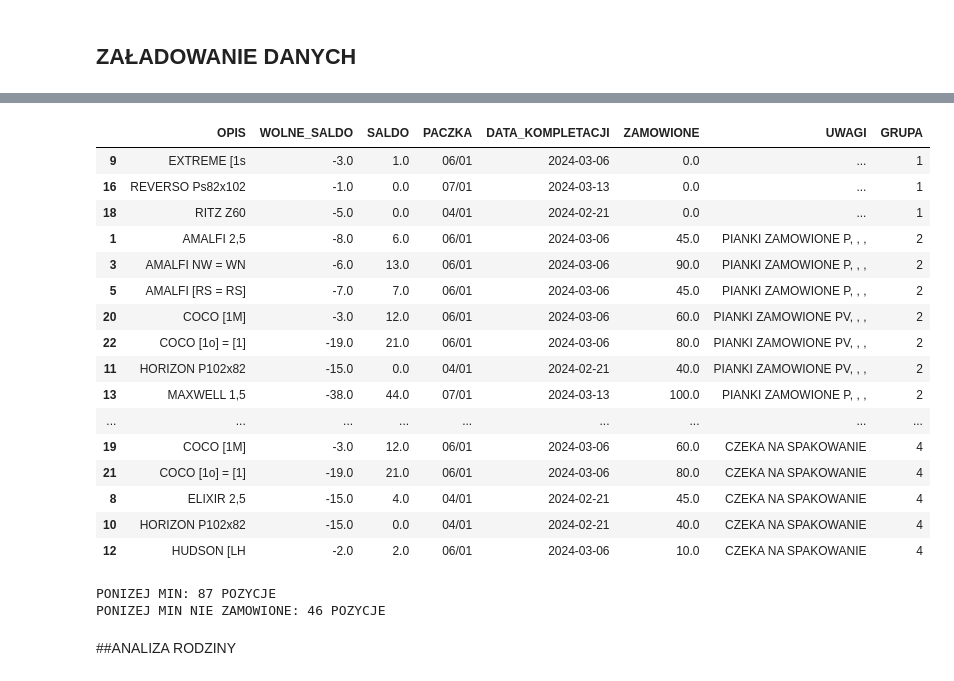
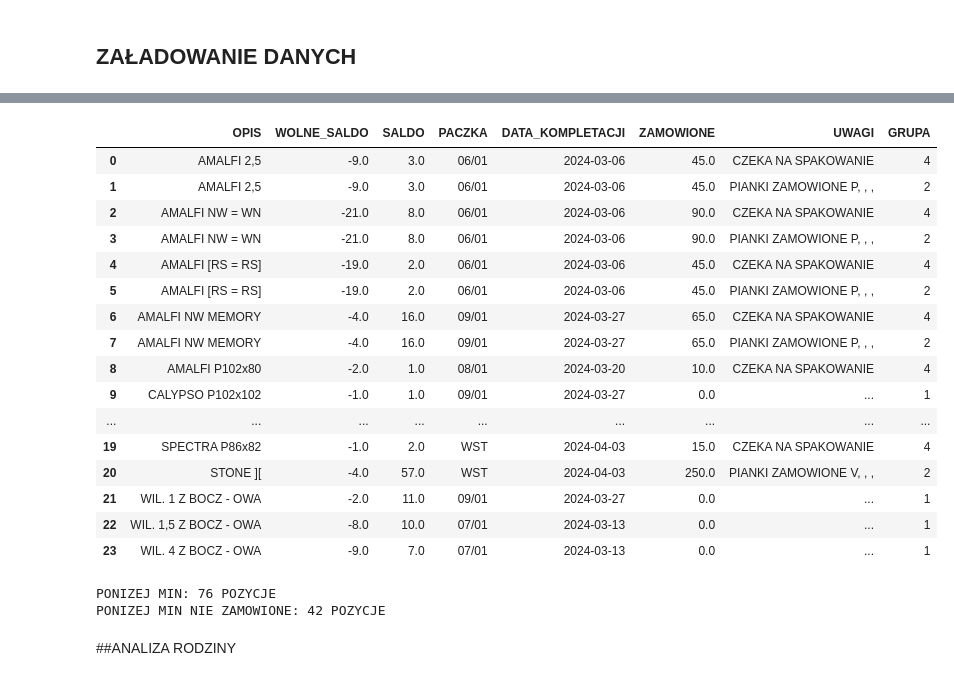
Before and after one commit to Mogarthron/Magazynier, a Jupyter notebook: PIANKI.ipynb, the cells around one changed output, grey strips where cells are left out. Drawn from its saved outputs; the diff is of its cells as text; code cells hidden in the pictures.

```diff
--- a/PIANKI.ipynb
+++ b/PIANKI.ipynb
@@ -733,18 +720,17 @@ class AMALFI_MEMORY:
 # %%
 from datetime import datetime as dt, timedelta
 
-path_dane_pianki = "drive/MyDrive/DANE_PIANKI_2407.xlsx"
+path_dane_pianki = "drive/MyDrive/DANE_PIANKI_2409.xlsx"
 #daty kompletacji
 daty_kompletacji = {
-                    # "02/01":dt(2024,2,7),
-                    # "03/01":dt(2024,2,14),
-                    "04/01":dt(2024,2,21),
                     # "04/03":dt(2024,2,14),
                     # "05/03":dt(2024,2,21),
                     # "05/05":dt(2024,2,21),
                     "05/01":dt(2024,2,28),
                     "06/01":dt(2024,3,6),
                     "07/01":dt(2024,3,13),
+                    "08/01":dt(2024,3,20),
+                    "09/01":dt(2024,3,27),
                     }
 
 # data_WST = dt.strptime(daty_kompletacji[list(daty_kompletacji.keys())[-1]], "%Y-%m-%d") + timedelta(7)
@@ -843,7 +815,7 @@ komplety_pianek["RODZINA_NAZWA"] = komplety_pianek.OPIS.apply(lambda x: x[:3])
 
 with engine.begin() as conn:
   zam_pianki = pd.read_sql(text("""SELECT TYDZIEN, KOD, NR_KOMPLETACJI, OPIS, ILE_ZAMOWIONE, ZNACZNIK_DOSTAWCY,
-                      ZAM1, ZAM2, POTW_DATA_DOS_1 as dos1, POTW_DATA_DOS_2 as dos2, STATUS_KOMPLETACJA from ZAM_PIANKI WHERE STATUS_KOMPLETACJA IS NOT '1'"""), conn)
+                      ZAM1, ZAM2, POTW_DATA_DOS_1 as dos1, POTW_DATA_DOS_2 as dos2, STATUS_KOMPLETACJA, UWAGI from ZAM_PIANKI WHERE STATUS_KOMPLETACJA IS NOT '1'"""), conn)
 
 
 def dostarczone(x, y):
@@ -1159,30 +1122,30 @@ zam_pianki[zam_pianki.dostarczono == 2]
 # %%
-br = Braki(WOLNE="SALDO")[0] #DODAĆ DO ZAMOWIONYCH CZESIOWO DOSTARCZONE!!
-# br#.to_excel("BRAKI.xlsx")
-br.sort_values(by=["GRUPA", "OPIS"])
+br = Braki(WOLNE="SALDO")[0] #USUNAC PROBLEM Z DUBLUJACYMI SIE ZAMOWIANIAMI(JEDNO DOSTARCZONE DRUGIE W DRODZE TWORZĄ SIĘ DWIE POZYCJE)
+br#.to_excel("BRAKI.xlsx")
+# br#.sort_values(by=["GRUPA", "OPIS"])
 # %% [output]
 |  | OPIS | WOLNE_SALDO | SALDO | PACZKA | DATA_KOMPLETACJI | ZAMOWIONE | UWAGI | GRUPA |
-| 9 | EXTREME [1s | -3.0 | 1.0 | 06/01 | 2024-03-06 | 0.0 | ... | 1 |
-| 16 | REVERSO Ps82x102 | -1.0 | 0.0 | 07/01 | 2024-03-13 | 0.0 | ... | 1 |
-| 18 | RITZ Z60 | -5.0 | 0.0 | 04/01 | 2024-02-21 | 0.0 | ... | 1 |
-| 1 | AMALFI 2,5 | -8.0 | 6.0 | 06/01 | 2024-03-06 | 45.0 | PIANKI ZAMOWIONE P, , , | 2 |
-| 3 | AMALFI NW = WN | -6.0 | 13.0 | 06/01 | 2024-03-06 | 90.0 | PIANKI ZAMOWIONE P, , , | 2 |
-| 5 | AMALFI [RS = RS] | -7.0 | 7.0 | 06/01 | 2024-03-06 | 45.0 | PIANKI ZAMOWIONE P, , , | 2 |
-| 20 | COCO [1M] | -3.0 | 12.0 | 06/01 | 2024-03-06 | 60.0 | PIANKI ZAMOWIONE PV, , , | 2 |
-| 22 | COCO [1o] = [1] | -19.0 | 21.0 | 06/01 | 2024-03-06 | 80.0 | PIANKI ZAMOWIONE PV, , , | 2 |
-| 11 | HORIZON P102x82 | -15.0 | 0.0 | 04/01 | 2024-02-21 | 40.0 | PIANKI ZAMOWIONE PV, , , | 2 |
-| 13 | MAXWELL 1,5 | -38.0 | 44.0 | 07/01 | 2024-03-13 | 100.0 | PIANKI ZAMOWIONE P, , , | 2 |
+| 0 | AMALFI 2,5 | -9.0 | 3.0 | 06/01 | 2024-03-06 | 45.0 | CZEKA NA SPAKOWANIE | 4 |
+| 1 | AMALFI 2,5 | -9.0 | 3.0 | 06/01 | 2024-03-06 | 45.0 | PIANKI ZAMOWIONE P, , , | 2 |
+| 2 | AMALFI NW = WN | -21.0 | 8.0 | 06/01 | 2024-03-06 | 90.0 | CZEKA NA SPAKOWANIE | 4 |
+| 3 | AMALFI NW = WN | -21.0 | 8.0 | 06/01 | 2024-03-06 | 90.0 | PIANKI ZAMOWIONE P, , , | 2 |
+| 4 | AMALFI [RS = RS] | -19.0 | 2.0 | 06/01 | 2024-03-06 | 45.0 | CZEKA NA SPAKOWANIE | 4 |
+| 5 | AMALFI [RS = RS] | -19.0 | 2.0 | 06/01 | 2024-03-06 | 45.0 | PIANKI ZAMOWIONE P, , , | 2 |
+| 6 | AMALFI NW MEMORY | -4.0 | 16.0 | 09/01 | 2024-03-27 | 65.0 | CZEKA NA SPAKOWANIE | 4 |
+| 7 | AMALFI NW MEMORY | -4.0 | 16.0 | 09/01 | 2024-03-27 | 65.0 | PIANKI ZAMOWIONE P, , , | 2 |
+| 8 | AMALFI P102x80 | -2.0 | 1.0 | 08/01 | 2024-03-20 | 10.0 | CZEKA NA SPAKOWANIE | 4 |
+| 9 | CALYPSO P102x102 | -1.0 | 1.0 | 09/01 | 2024-03-27 | 0.0 | ... | 1 |
 | ... | ... | ... | ... | ... | ... | ... | ... | ... |
-| 19 | COCO [1M] | -3.0 | 12.0 | 06/01 | 2024-03-06 | 60.0 | CZEKA NA SPAKOWANIE | 4 |
-| 21 | COCO [1o] = [1] | -19.0 | 21.0 | 06/01 | 2024-03-06 | 80.0 | CZEKA NA SPAKOWANIE | 4 |
-| 8 | ELIXIR 2,5 | -15.0 | 4.0 | 04/01 | 2024-02-21 | 45.0 | CZEKA NA SPAKOWANIE | 4 |
-| 10 | HORIZON P102x82 | -15.0 | 0.0 | 04/01 | 2024-02-21 | 40.0 | CZEKA NA SPAKOWANIE | 4 |
-| 12 | HUDSON [LH | -2.0 | 2.0 | 06/01 | 2024-03-06 | 10.0 | CZEKA NA SPAKOWANIE | 4 |
+| 19 | SPECTRA P86x82 | -1.0 | 2.0 | WST | 2024-04-03 | 15.0 | CZEKA NA SPAKOWANIE | 4 |
+| 20 | STONE ][ | -4.0 | 57.0 | WST | 2024-04-03 | 250.0 | PIANKI ZAMOWIONE V, , , | 2 |
+| 21 | WIL. 1 Z BOCZ - OWA | -2.0 | 11.0 | 09/01 | 2024-03-27 | 0.0 | ... | 1 |
+| 22 | WIL. 1,5 Z BOCZ - OWA | -8.0 | 10.0 | 07/01 | 2024-03-13 | 0.0 | ... | 1 |
+| 23 | WIL. 4 Z BOCZ - OWA | -9.0 | 7.0 | 07/01 | 2024-03-13 | 0.0 | ... | 1 |
 # %%
 Zagrozone(WOLNE="SALDO")
 # %% [output]
-PONIZEJ MIN: 87 POZYCJE
-PONIZEJ MIN NIE ZAMOWIONE: 46 POZYCJE
+PONIZEJ MIN: 76 POZYCJE
+PONIZEJ MIN NIE ZAMOWIONE: 42 POZYCJE
 # %% [markdown]
 ##ANALIZA RODZINY
 # %%
```
Also changed, not shown: parts of 89 cells of this notebook.
